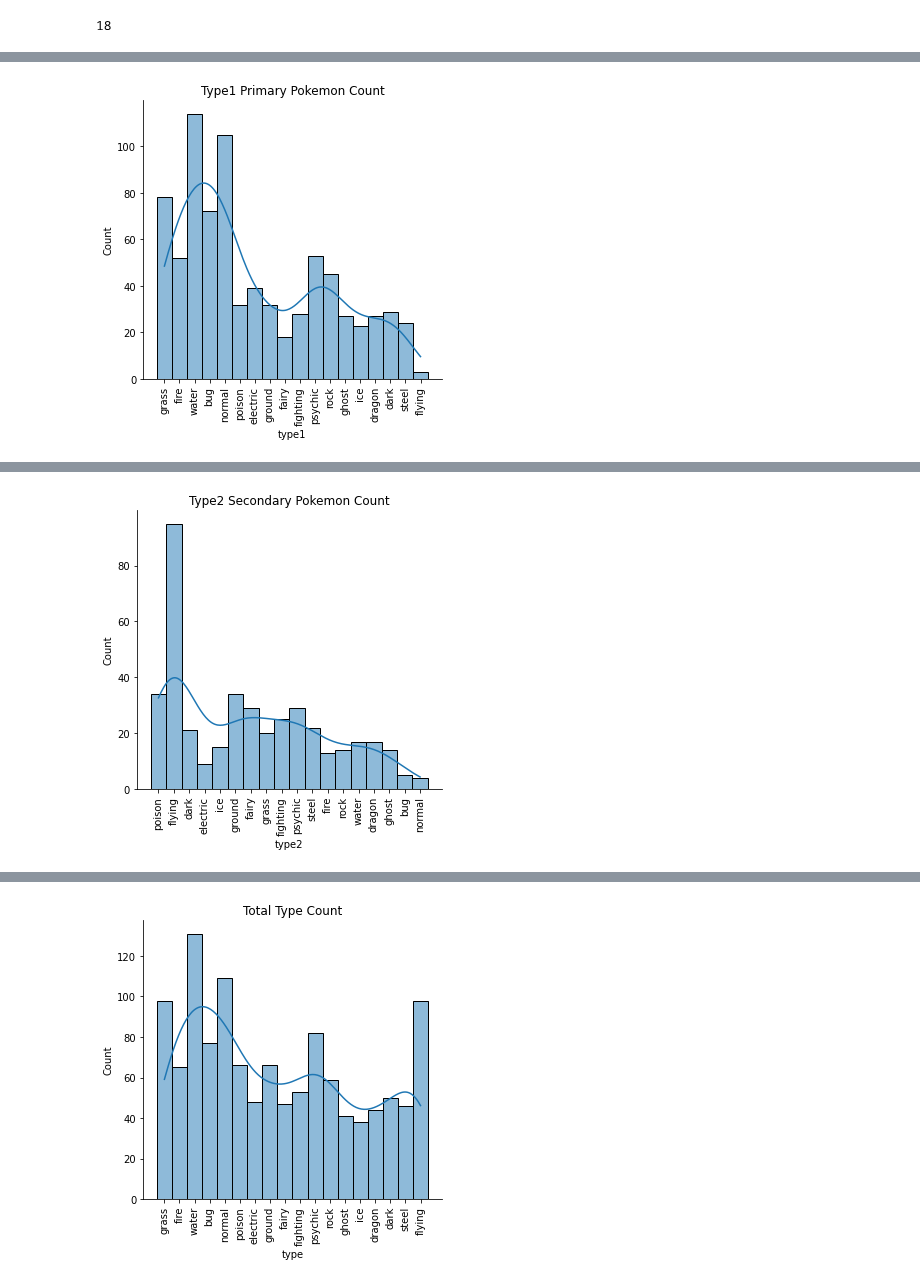
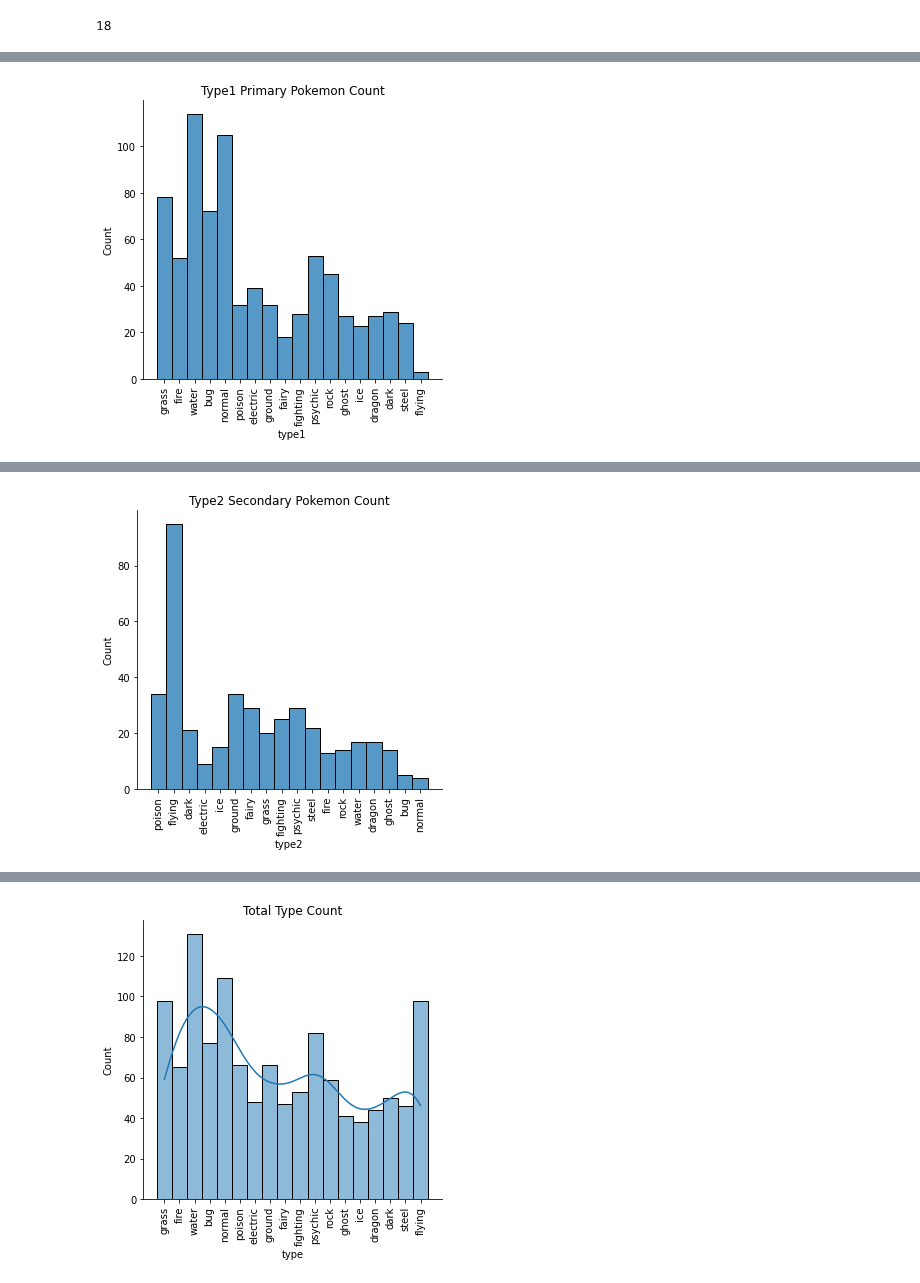
Before and after one commit to DuncanFerguson/GITHUB_REPOSITORY, a Jupyter notebook: DU_MSDS/Data Science Tools 1/Assignment_6/Duncan_Ferguson_Assignment _6 _Inferential_Statistics.ipynb, the cells around one changed output, grey strips where cells are left out. Saved outputs shown, nothing was run; the diff lists cells and outputs as text; code cells hidden in the pictures.

```diff
--- a/DU_MSDS/Data Science Tools 1/Assignment_6/Duncan_Ferguson_Assignment _6 _Inferential_Statistics.ipynb
+++ b/DU_MSDS/Data Science Tools 1/Assignment_6/Duncan_Ferguson_Assignment _6 _Inferential_Statistics.ipynb
@@ -83,12 +83,12 @@ flying        3
 Name: type1, dtype: int64
 # %%
 # Graphing Type 1 value counts
-plot = sns.displot(data=df.type1, kde=True)
+plot = sns.displot(data=df.type1)
 plot.set_xticklabels(rotation=90);
 plot.tight_layout()
 plt.title("Type1 Primary Pokemon Count");
 # %% [output]
-[figure, old version]
+[figure, new version]
 # %%
 # Displaying Type 2 Counts
 df.type2.value_counts()
@@ -114,12 +114,12 @@ normal       4
 Name: type2, dtype: int64
 # %%
 # Graphing Type 2 Counts
-plot = sns.displot(data=df.type2, kde=True)
+plot = sns.displot(data=df.type2)
 plot.set_xticklabels(rotation=90);
 plot.tight_layout()
 plt.title("Type2 Secondary Pokemon Count");
 # %% [output]
-[figure, old version]
+[figure, new version]
 # %%
 # Manipulating the data so that I can count types for both type 1 & 2 together
 df_type1 = df[['name', 'type1']].copy()
```
Also changed, not shown: parts of 10 cells of this notebook.
